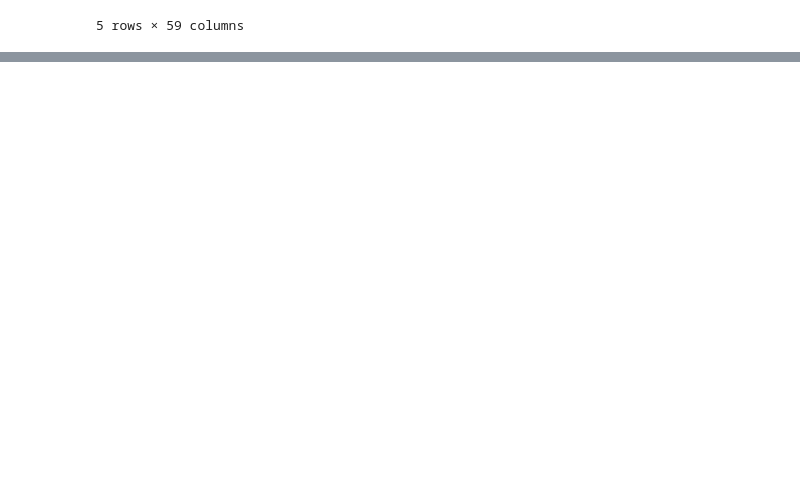
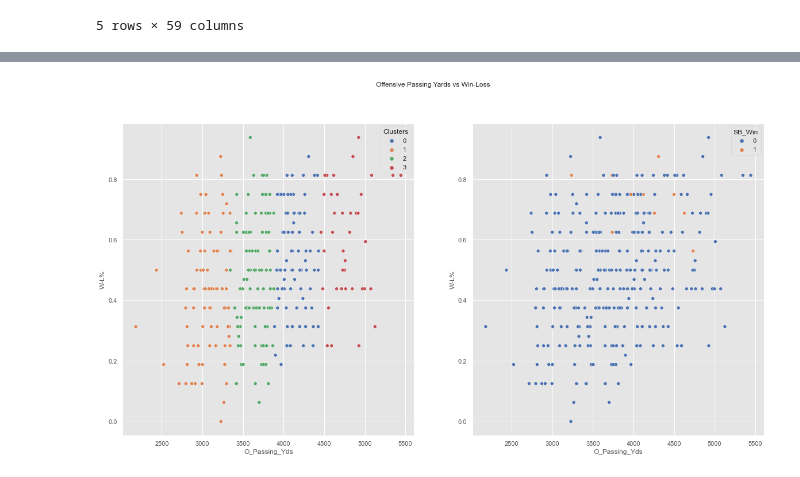
Before and after one commit to scottstack19/SB55-projection, a Jupyter notebook: code_initial.ipynb, the cells around one changed output, grey strips where cells are left out. Cells and saved outputs as stored; diff of their text form; code cells hidden in the pictures; blank space fills up the shorter version.

```diff
--- a/code_initial.ipynb
+++ b/code_initial.ipynb
@@ -796,0 +714,12 @@ strong multicollinearity problems or that the design matrix is singular.
+# %%
+plt.rcParams['figure.figsize'] = (20, 10)
+plt.style.use('ggplot')
+fig, (ax1, ax2) = plt.subplots(1, 2)
+fig.suptitle('Offensive Passing Yards vs Win-Loss')
+
+sns.scatterplot(ax = ax1, data=DF_new, x=DF['O_Passing_Yds'], y=DF['W-L%'], hue ='Clusters',palette='deep')
+sns.scatterplot(ax = ax2, data=DF_new, x=DF['O_Passing_Yds'], y=DF['W-L%'], hue ='SB_Win',palette='deep')
+
+plt.show()
+# %% [output]
+[figure, added]
```
Also changed, not shown: parts of 47 cells of this notebook.
